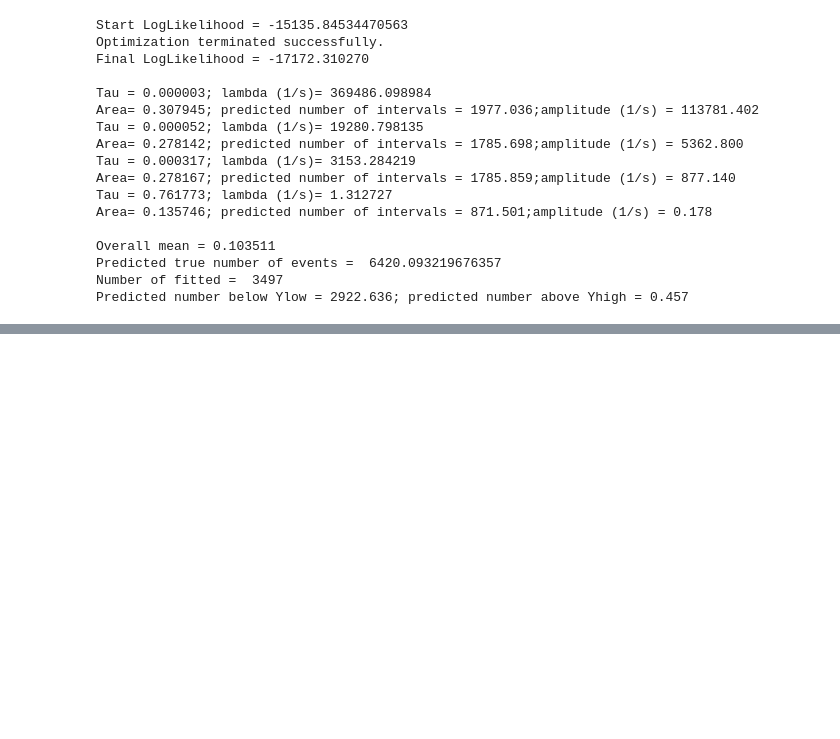
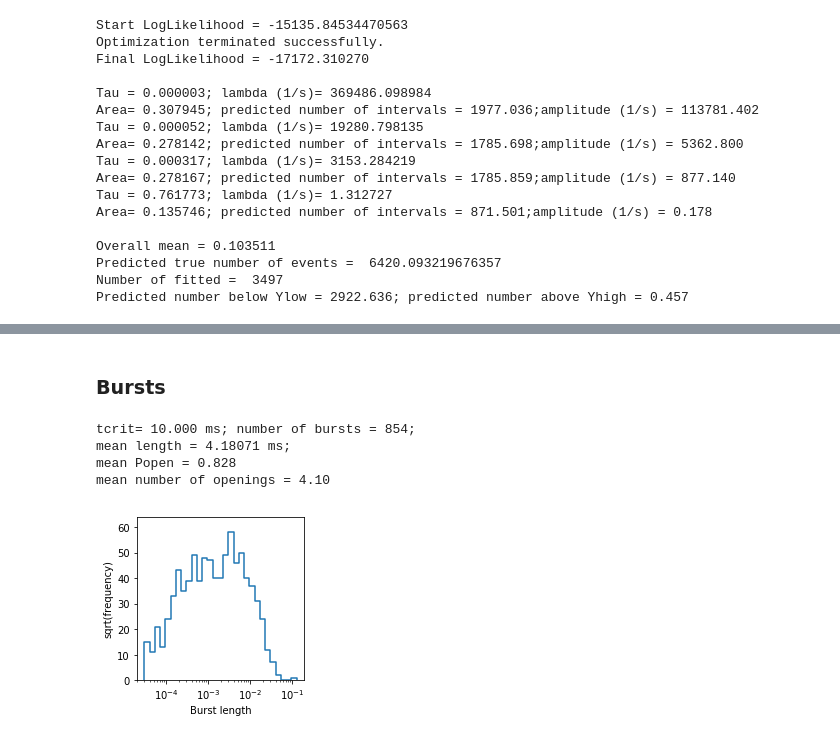
Before and after one commit to remislp/EKDIST, a Jupyter notebook: EKDIST_example.ipynb, the cells around one changed output, grey strips where cells are left out. Cells and saved outputs as stored; diff of their text form; code cells hidden in the pictures; blank space fills up the shorter version.

```diff
--- a/EKDIST_example.ipynb
+++ b/EKDIST_example.ipynb
@@ -124,0 +127,16 @@ fig = ekplot.histogram_xlog_ysqrt_data(rec.shint, rec.tres, fitpars=result2.x, x
+# %% [markdown]
+### Bursts
+# %%
+bursts = rec.get_bursts(0.01)
+print(bursts)
+# %% [output]
+tcrit= 10.000 ms; number of bursts = 854;
+mean length = 4.18071 ms;
+mean Popen = 0.828
+mean number of openings = 4.10
+# %%
+blength = bursts.get_length_list()
+# %%
+fig = ekplot.histogram_xlog_ysqrt_data(blength, rec.tres, xlabel='Burst length')
+# %% [output]
+[figure, added]
```
Also changed, not shown: parts of 3 cells of this notebook, 2 other files.
